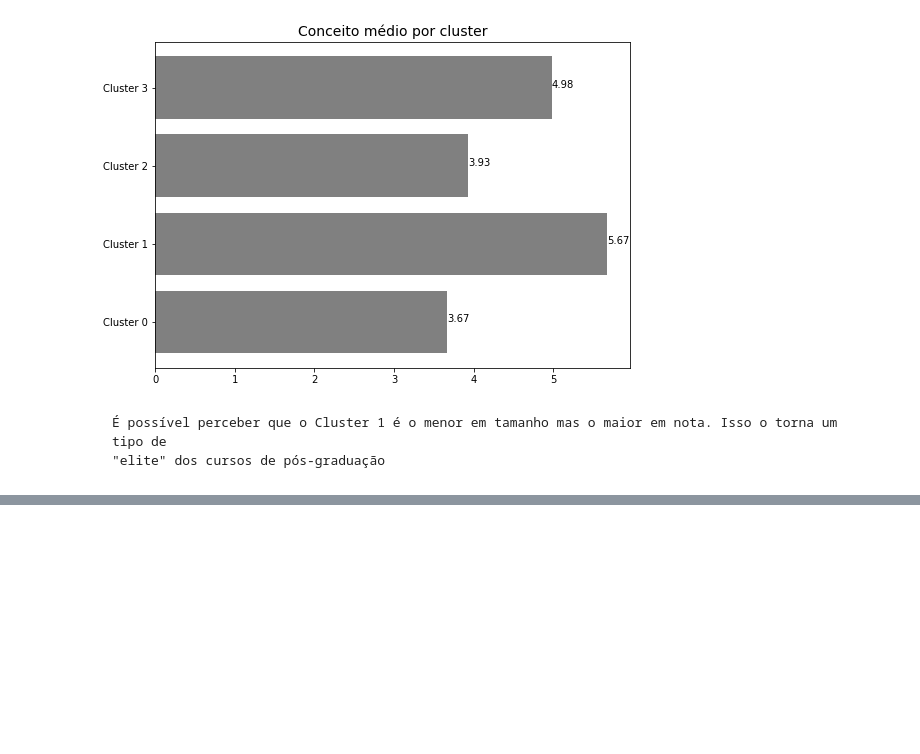
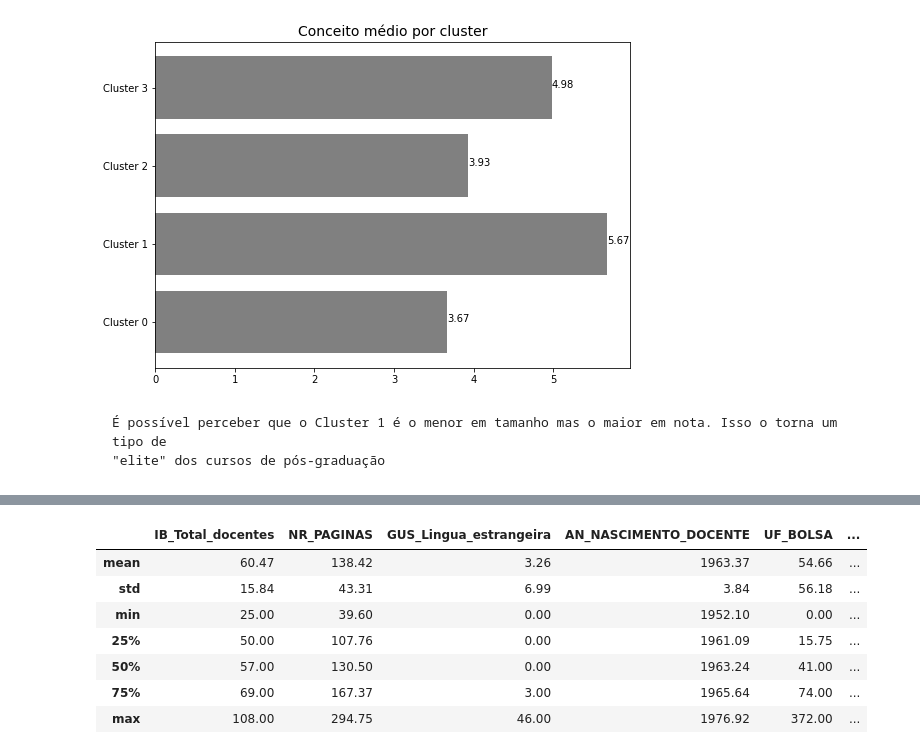
Before and after one commit to ieee-uerj/capes-data-analysis, a Jupyter notebook: Gustavo/Clusterização da Grande Base.ipynb, the cells around one changed output, grey strips where cells are left out. Drawn from its saved outputs; the diff is of its cells as text; code cells hidden in the pictures; blank space fills up the shorter version.

```diff
--- a/Gustavo/Clusterização da Grande Base.ipynb
+++ b/Gustavo/Clusterização da Grande Base.ipynb
@@ -189,0 +206,11 @@ for index, value in enumerate(altura):
+# %%
+sumario(df1)
+# %% [output]
+|  | IB_Total_docentes | NR_PAGINAS | GUS_Lingua_estrangeira | AN_NASCIMENTO_DOCENTE | UF_BOLSA | ... |
+| mean | 60.47 | 138.42 | 3.26 | 1963.37 | 54.66 | ... |
+| std | 15.84 | 43.31 | 6.99 | 3.84 | 56.18 | ... |
+| min | 25.00 | 39.60 | 0.00 | 1952.10 | 0.00 | ... |
+| 25% | 50.00 | 107.76 | 0.00 | 1961.09 | 15.75 | ... |
+| 50% | 57.00 | 130.50 | 0.00 | 1963.24 | 41.00 | ... |
+| 75% | 69.00 | 167.37 | 3.00 | 1965.64 | 74.00 | ... |
+| max | 108.00 | 294.75 | 46.00 | 1976.92 | 372.00 | ... |
```
Also changed, not shown: parts of 15 cells of this notebook.
